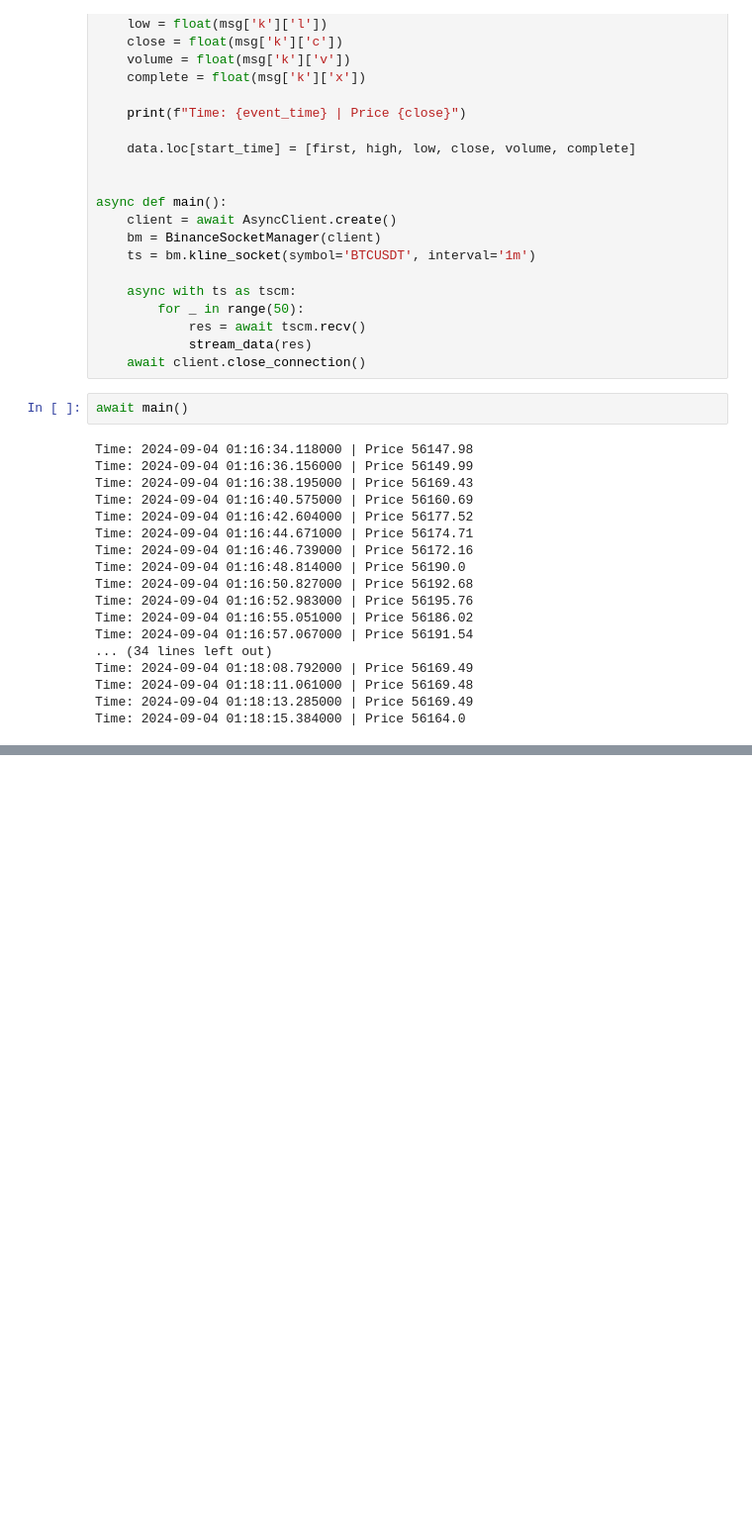
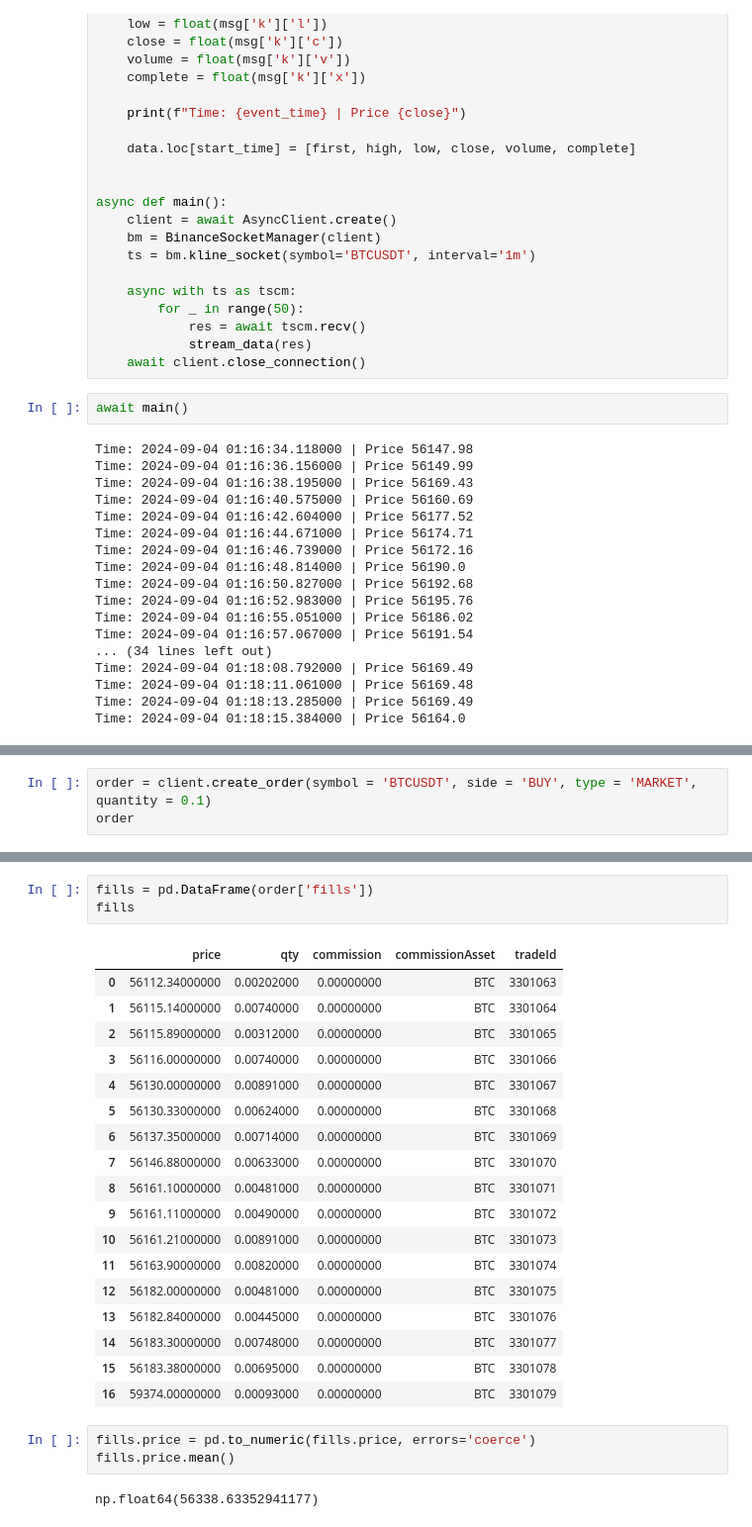
Before and after one commit to kurumbus/crypto-trading-neural-networks-algorythms, a Jupyter notebook: binance-test-trading.ipynb, the cells around one changed output, grey strips where cells are left out. Shown: that part at 99% size. Drawn from its saved outputs; the diff is of its cells as text; blank space fills up the shorter version.

```diff
--- a/binance-test-trading.ipynb
+++ b/binance-test-trading.ipynb
@@ -143,0 +163,3 @@ Time: 2024-09-04 01:18:15.384000 | Price 56164.0
+# %%
+order = client.create_order(symbol = 'BTCUSDT', side = 'BUY', type = 'MARKET', quantity = 0.1)
+order
@@ -143,0 +184,27 @@ Time: 2024-09-04 01:18:15.384000 | Price 56164.0
+# %%
+fills = pd.DataFrame(order['fills'])
+fills
+# %% [output]
+|  | price | qty | commission | commissionAsset | tradeId |
+| 0 | 56112.34000000 | 0.00202000 | 0.00000000 | BTC | 3301063 |
+| 1 | 56115.14000000 | 0.00740000 | 0.00000000 | BTC | 3301064 |
+| 2 | 56115.89000000 | 0.00312000 | 0.00000000 | BTC | 3301065 |
+| 3 | 56116.00000000 | 0.00740000 | 0.00000000 | BTC | 3301066 |
+| 4 | 56130.00000000 | 0.00891000 | 0.00000000 | BTC | 3301067 |
+| 5 | 56130.33000000 | 0.00624000 | 0.00000000 | BTC | 3301068 |
+| 6 | 56137.35000000 | 0.00714000 | 0.00000000 | BTC | 3301069 |
+| 7 | 56146.88000000 | 0.00633000 | 0.00000000 | BTC | 3301070 |
+| 8 | 56161.10000000 | 0.00481000 | 0.00000000 | BTC | 3301071 |
+| 9 | 56161.11000000 | 0.00490000 | 0.00000000 | BTC | 3301072 |
+| 10 | 56161.21000000 | 0.00891000 | 0.00000000 | BTC | 3301073 |
+| 11 | 56163.90000000 | 0.00820000 | 0.00000000 | BTC | 3301074 |
+| 12 | 56182.00000000 | 0.00481000 | 0.00000000 | BTC | 3301075 |
+| 13 | 56182.84000000 | 0.00445000 | 0.00000000 | BTC | 3301076 |
+| 14 | 56183.30000000 | 0.00748000 | 0.00000000 | BTC | 3301077 |
+| 15 | 56183.38000000 | 0.00695000 | 0.00000000 | BTC | 3301078 |
+| 16 | 59374.00000000 | 0.00093000 | 0.00000000 | BTC | 3301079 |
+# %%
+fills.price = pd.to_numeric(fills.price, errors='coerce')
+fills.price.mean()
+# %% [output]
+np.float64(56338.63352941177)
```
Also changed, not shown: parts of 29 cells of this notebook, 1 other file.
